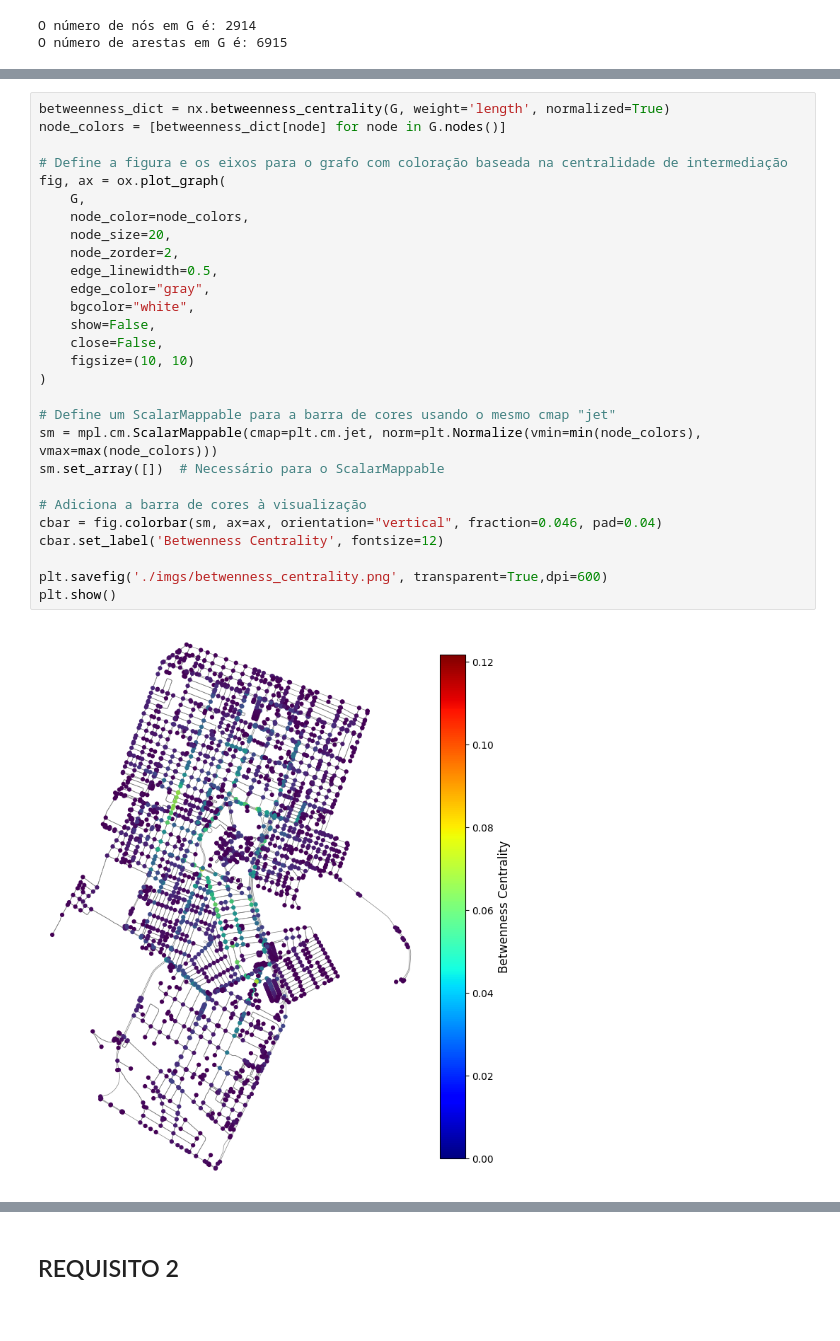
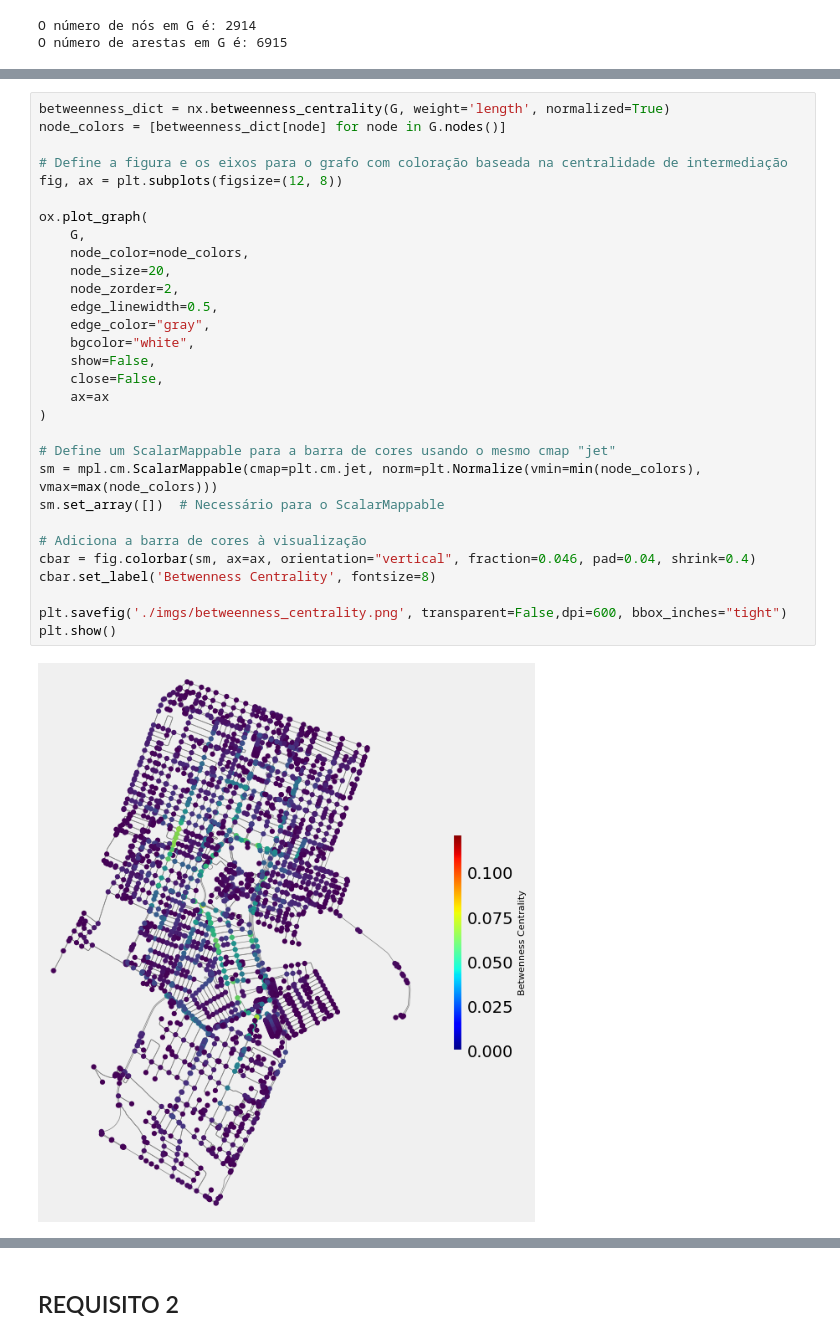
Before and after one commit to lucasfreirec/datastructure, a Jupyter notebook: U1T5/U1T5.ipynb, the cells around one changed output, grey strips where cells are left out. Saved outputs shown, nothing was run; the diff lists cells and outputs as text.

Commit message:
Update images

```diff
--- a/U1T5/U1T5.ipynb
+++ b/U1T5/U1T5.ipynb
@@ -98,33 +104,35 @@ plt.show()
 # %%
 betweenness_dict = nx.betweenness_centrality(G, weight='length', normalized=True)
 node_colors = [betweenness_dict[node] for node in G.nodes()]
 
 # Define a figura e os eixos para o grafo com coloração baseada na centralidade de intermediação
-fig, ax = ox.plot_graph(
+fig, ax = plt.subplots(figsize=(12, 8))
+
+ox.plot_graph(
     G,
     node_color=node_colors,
     node_size=20,
     node_zorder=2,
     edge_linewidth=0.5,
     edge_color="gray",
     bgcolor="white",
     show=False,
     close=False,
-    figsize=(10, 10)
+    ax=ax
 )
 
 # Define um ScalarMappable para a barra de cores usando o mesmo cmap "jet"
 sm = mpl.cm.ScalarMappable(cmap=plt.cm.jet, norm=plt.Normalize(vmin=min(node_colors), vmax=max(node_colors)))
 sm.set_array([])  # Necessário para o ScalarMappable
 
 # Adiciona a barra de cores à visualização
-cbar = fig.colorbar(sm, ax=ax, orientation="vertical", fraction=0.046, pad=0.04)
-cbar.set_label('Betwenness Centrality', fontsize=12)
+cbar = fig.colorbar(sm, ax=ax, orientation="vertical", fraction=0.046, pad=0.04, shrink=0.4)
+cbar.set_label('Betwenness Centrality', fontsize=8)
 
-plt.savefig('./imgs/betwenness_centrality.png', transparent=True,dpi=600)
+plt.savefig('./imgs/betweenness_centrality.png', transparent=False,dpi=600, bbox_inches="tight")
 plt.show()
 # %% [output]
-[figure, old version]
+[figure, new version]
 # %%
 eigenvector_dict = nx.eigenvector_centrality_numpy(G, max_iter=1000)
 node_colors = [eigenvector_dict[node] for node in G.nodes()]
```
Also changed, not shown: parts of 6 cells of this notebook, 7 other files.
